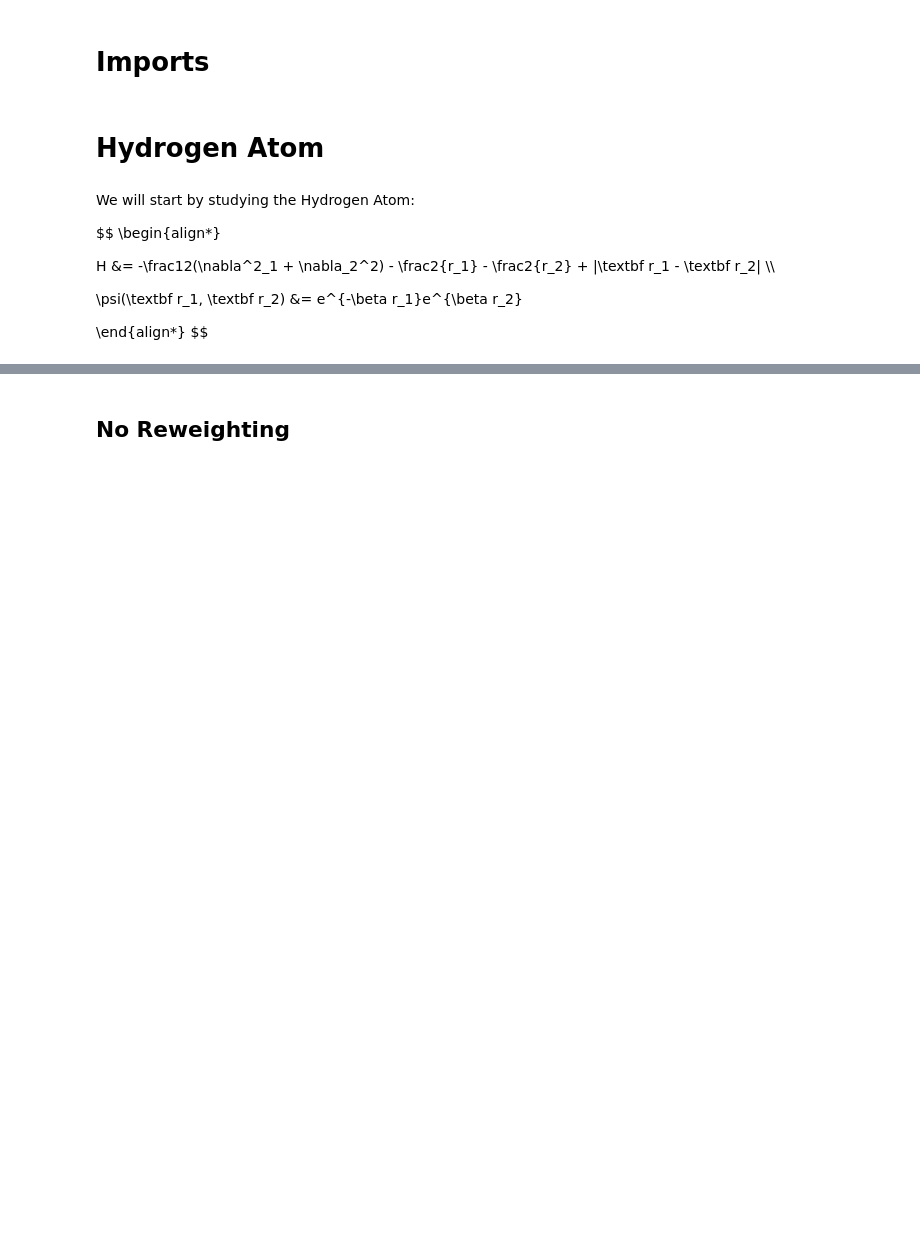
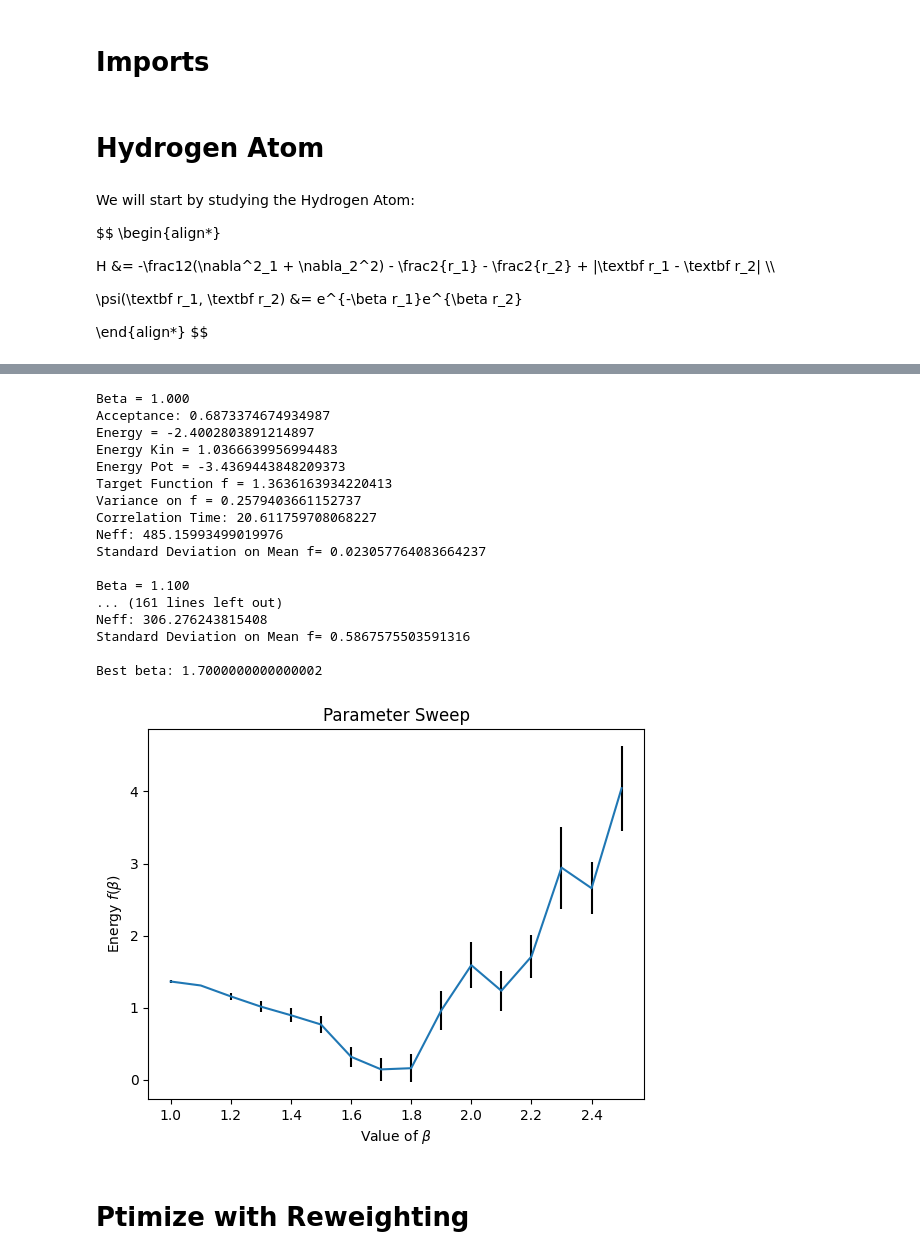
Before and after one commit to guilhermebaos/QUARMEN-Lessons, a Jupyter notebook: Computational-Solid-State/00-Exam-QMC/he.ipynb, the cells around one changed output, grey strips where cells are left out. Drawn from its saved outputs; the diff is of its cells as text; code cells hidden in the pictures; blank space fills up the shorter version.

```diff
--- a/Computational-Solid-State/00-Exam-QMC/he.ipynb
+++ b/Computational-Solid-State/00-Exam-QMC/he.ipynb
@@ -118,2 +219,77 @@ def sampleNeff(data: np.ndarray, k1: int = 0, icutoff: int = 200) -> int:
+# %%
+# Parameters
+sampleM = 10000
+discard = 0
+delta = 1.0
+
+# Sweep Variational Parameter
+betaMin = 1
+betaMax = 2.5
+
+fbeta = []
+fstd = []
+fvar = []
+bbRange = np.linspace(betaMin, betaMax, 16)
+for betaStart in bbRange:
+    # Run VMC for this beta
+    print(f"Beta = {betaStart:.3f}")
+    Rs1, Rs2, Rsd = samplePos(sampleM, betaStart, delta)
+    Rs1, Rs2, Rsd = Rs1[discard:], Rs2[discard:], Rsd[discard:]
+
+    # Calculate energies
+    Ekin = -betaStart**2 + betaStart * (1/Rs1 + 1/Rs2)
+    Epot = - (2/Rs1 + 2/Rs2) + 1/Rsd
+    El = Ekin + Epot
+
+    # Calculate target function
+    ftarget = 2 * Ekin + Epot
+
+    # Get the statistics
+    ave, var, timecorr, Neff = sampleNeff(ftarget)
+    ave = abs(ave)
+
+    # Save the desired values
+    fvar += [var]
+    fstd += [np.sqrt(var) / np.sqrt(Neff)]
+    fbeta += [ave]
+
+    # Print results
+    print(f"Energy = {np.average(El)}")
+    print(f"Energy Kin = {np.average(Ekin)}")
+    print(f"Energy Pot = {np.average(Epot)}")
+    print(f"Target Function f = {fbeta[-1]}")
+    print(f"Variance on f = {fvar[-1]}")
+    print(f"Correlation Time: {timecorr}")
+    print(f"Neff: {Neff}")
+    print(f"Standard Deviation on Mean f= {fstd[-1]}")
+    print("")
+
+# Plot results
+print(f"Best beta: {bbRange[fbeta.index(np.min(fbeta))]}")
+plt.errorbar(bbRange, fbeta, yerr=fstd, ecolor="black")
+plt.xlabel("Value of $\\beta$")
+plt.ylabel("Energy $f(\\beta)$")
+plt.title("Parameter Sweep")
+
+plt.savefig(f"./Plots/he-out-sweep.png")
+# %% [output]
+Beta = 1.000
+Acceptance: 0.6873374674934987
+Energy = -2.4002803891214897
+Energy Kin = 1.0366639956994483
+Energy Pot = -3.4369443848209373
+Target Function f = 1.3636163934220413
+Variance on f = 0.2579403661152737
+Correlation Time: 20.611759708068227
+Neff: 485.15993499019976
+Standard Deviation on Mean f= 0.023057764083664237
+
+Beta = 1.100
+... (161 lines left out)
+Neff: 306.276243815408
+Standard Deviation on Mean f= 0.5867575503591316
+
+Best beta: 1.7000000000000002
+[figure, added]
 # %% [markdown]
-## No Reweighting
+# Ptimize with Reweighting
```
Also changed, not shown: parts of 9 cells of this notebook, 21 other files.
